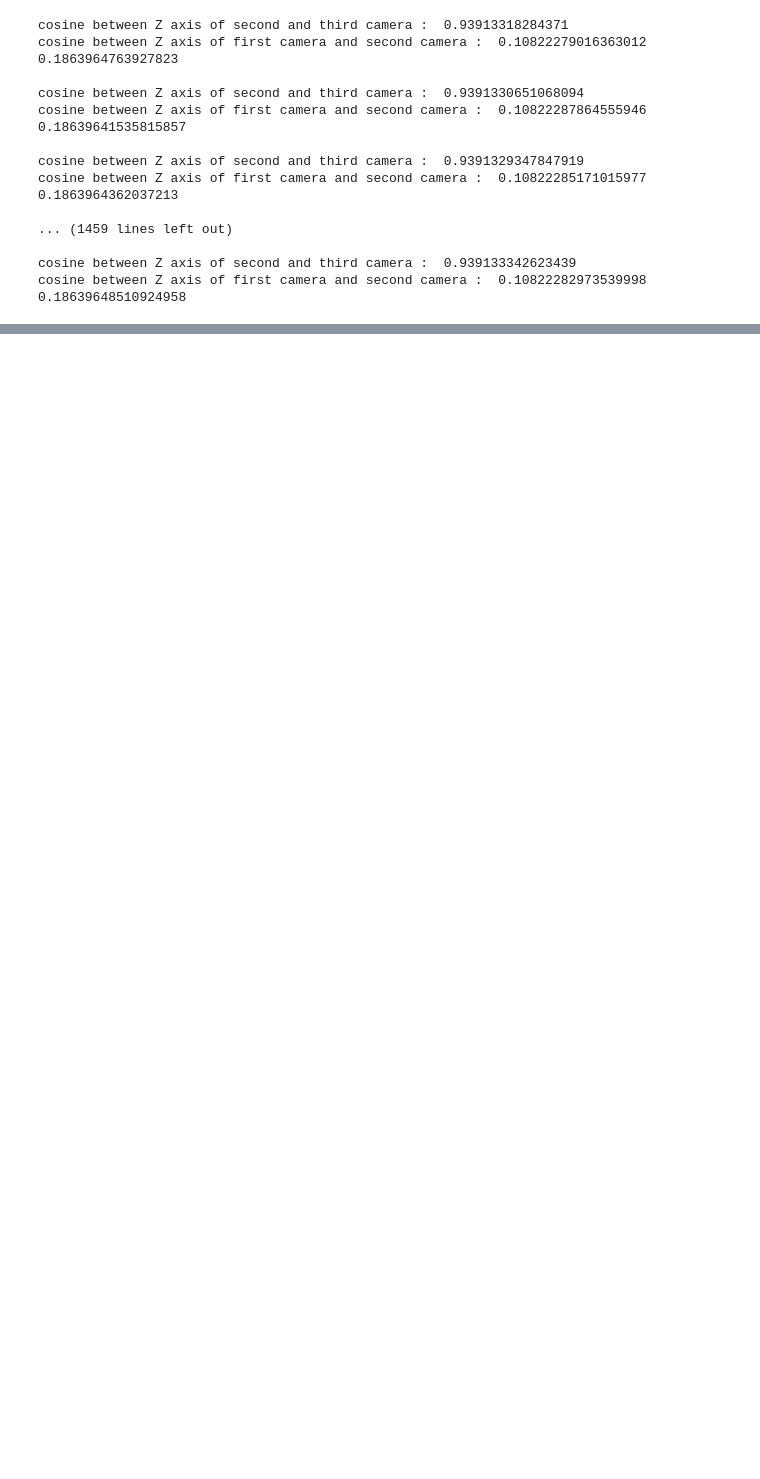
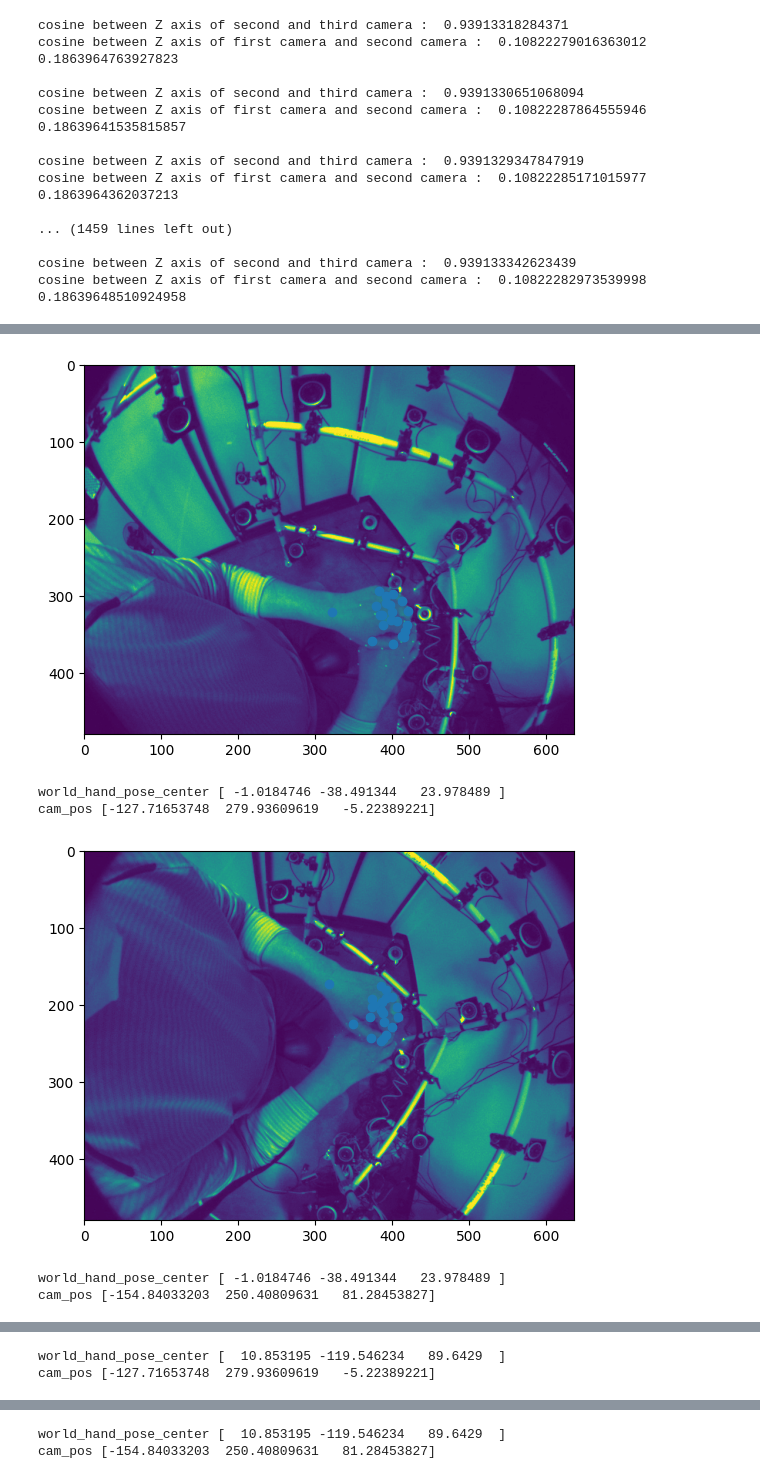
Before and after one commit to 2InfinityN6eyond/AbsoluteTrack, a Jupyter notebook: agora/playgroynd_io.ipynb, the cells around one changed output, grey strips where cells are left out. Cells and saved outputs as stored; diff of their text form; code cells hidden in the pictures; blank space fills up the shorter version.

```diff
--- a/agora/playgroynd_io.ipynb
+++ b/agora/playgroynd_io.ipynb
@@ -304,11 +389,20 @@ def rank_hand_visibility_in_cameras(
     hand_idx: int,
     min_required_vis_landmarks: int,
 ) -> List[int]:
-    landmarks_world = landmarks_from_hand_pose(hand_model, hand_pose, hand_idx)
+    landmarks_world = landmarks_from_hand_pose(
+        hand_model, hand_pose, hand_idx
+    )
+
+    # list of number of 3D keypoints that project into views for each camera
     n_landmarks_in_view = []
+
+    # list of camera indices that can see enough hand points
     ranked_cam_indices = []
     for cam_idx, camera in enumerate(cameras):
+        # (21, 3)
         landmarks_eye = camera.world_to_eye(landmarks_world)
+
+        # (21, 2)
         landmarks_win2 = camera.eye_to_window(landmarks_eye)
 
         n_visible = (
@@ -324,11 +418,15 @@ def rank_hand_visibility_in_cameras(
         if n_visible >= min_required_vis_landmarks:
             ranked_cam_indices.append(cam_idx)
 
+    # print("ranked_cam_indices", ranked_cam_indices)
+    # print("n_landmarks_in_view", n_landmarks_in_view)
+
     #  Favor the view that sees more landmarks
     ranked_cam_indices.sort(
         reverse=True,
         key=lambda x: n_landmarks_in_view[x],
     )
+    # print("ranked_cam_indices", ranked_cam_indices)
     return ranked_cam_indices
 
 
@@ -382,7 +480,7 @@ def _get_crop_points_from_hand_pose(
         )
 
     result = np.concatenate(crop_points, axis=0)
-    print("crop_points", result.shape)
+    # print("crop_points", result.shape)
 
     return result
 
@@ -401,8 +499,9 @@ def gen_crop_cameras_from_pose(
     min_required_vis_landmarks: int = 19,
 ) -> Dict[int, camera.PinholePlaneCameraModel]:
 
+    crop_cameras: Dict[int, camera.PinholePlaneCameraModel] = {}
 
-    crop_cameras: Dict[int, camera.PinholePlaneCameraModel] = {}
+    # keypoints coordinates in the world space
     crop_points = _get_crop_points_from_hand_pose(
         hand_model,
         hand_pose,
@@ -410,8 +509,8 @@ def gen_crop_cameras_from_pose(
         num_crop_points,
     )
 
-
-
+    # list of camera indices that can see enough hand points
+    # sorted by the number of landmarks that can be seen, descending
     cam_indices = rank_hand_visibility_in_cameras(
         cameras=cameras,
         hand_model=hand_model,
@@ -420,8 +519,11 @@ def gen_crop_cameras_from_pose(
         min_required_vis_landmarks=min_required_vis_landmarks,
     )
 
+    # cam_indices is sorted by the number of landmarks that can be seen, descending
+    # if sort_camera_index is True, then sort cam_indices
     if sort_camera_index:
         cam_indices = sorted(cam_indices)
+
 
     for cam_idx in cam_indices:
         crop_cameras[cam_idx] = gen_crop_parameters_from_points(
@@ -978,0 +1428,19 @@ crop_points (63, 3)
+# %%
+tracker = HandTracker(model, HandTrackerOpts())
+
+crop_cameras = tracker.gen_crop_cameras_analysis(
+    #cameras         = [view.camera for view in input_frame.views],
+    input_frame     = input_frame,
+    camera_angles   = image_pose_stream._hand_pose_labels.camera_angles,
+    hand_model      = hand_model,
+    gt_tracking     = gt_tracking,
+    min_num_crops   = 1,
+)
+crop_cameras
+# %% [output]
+[figure, added]
+world_hand_pose_center [ -1.0184746 -38.491344   23.978489 ]
+cam_pos [-127.71653748  279.93609619   -5.22389221]
+[figure, added]
+world_hand_pose_center [ -1.0184746 -38.491344   23.978489 ]
+cam_pos [-154.84033203  250.40809631   81.28453827]
@@ -978,0 +1448,2 @@ crop_points (63, 3)
+world_hand_pose_center [  10.853195 -119.546234   89.6429  ]
+cam_pos [-127.71653748  279.93609619   -5.22389221]
@@ -978,0 +1451,2 @@ crop_points (63, 3)
+world_hand_pose_center [  10.853195 -119.546234   89.6429  ]
+cam_pos [-154.84033203  250.40809631   81.28453827]
```
Also changed, not shown: parts of 24 cells of this notebook, 11 other files.
